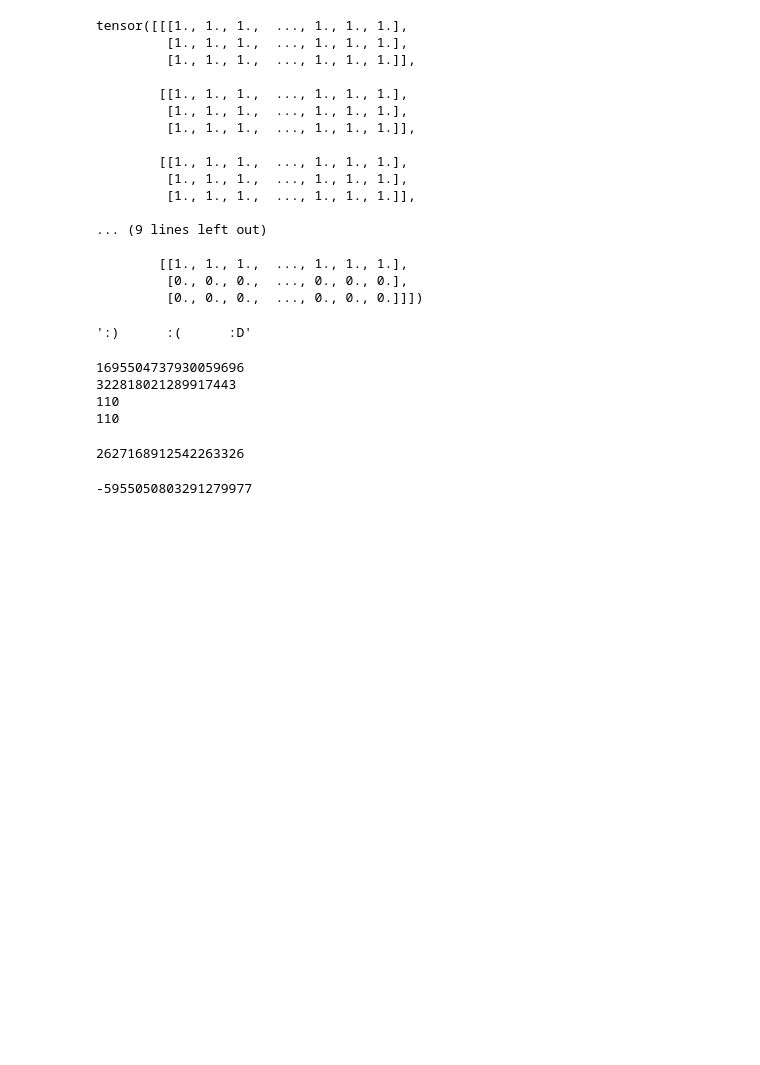
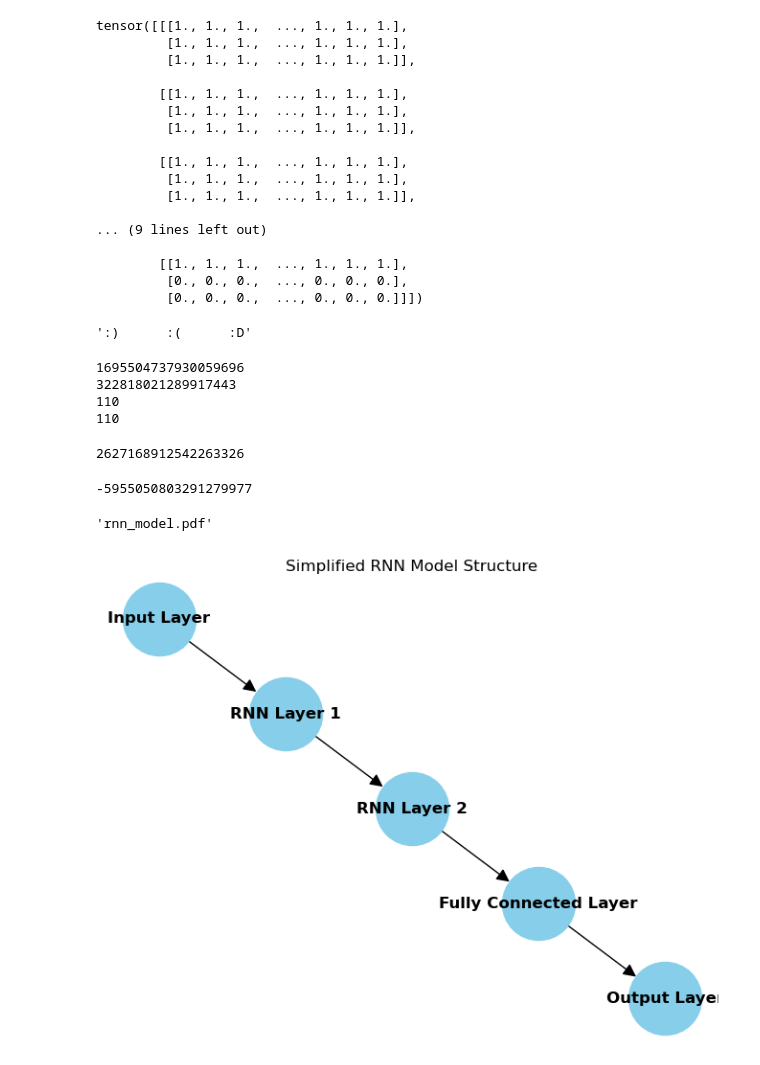
Before and after one commit to PatternCode/PyTorchPackt, a Jupyter notebook: ch15/ChekNevisFor15.ipynb, the cells around one changed output. Saved outputs shown, nothing was run; the diff lists cells and outputs as text; code cells hidden in the pictures; blank space fills up the shorter version.

Commit message:
tensor board tested

```diff
--- a/ch15/ChekNevisFor15.ipynb
+++ b/ch15/ChekNevisFor15.ipynb
@@ -135,3 +135,69 @@ t = (1, 2, "hello")
 print(hash(t))  # Output: Hash value for the tuple
 # %% [output]
 -5955050803291279977
+# %%
+import torch
+import torch.nn as nn
+from torchviz import make_dot
+
+# Define the RNN model as given
+class RNN(nn.Module):
+    def __init__(self, input_size, hidden_size):
+        super().__init__()
+        self.rnn = nn.RNN(input_size, hidden_size, num_layers=2, batch_first=True)
+        self.fc = nn.Linear(hidden_size, 1)
+
+    def forward(self, x):
+        _, hidden = self.rnn(x)
+        out = hidden[-1, :, :]
+        out = self.fc(out)
+        return out
+
+# Instantiate the model
+model = RNN(64, 32)
+
+# Create a dummy input tensor with the shape (batch_size, seq_length, input_size)
+x = torch.randn(1, 10, 64)
+
+# Get the model's output
+y = model(x)
+
+# Create a graph from the model
+make_dot(y, params=dict(model.named_parameters())).render("rnn_model", format="pdf")
+# %% [output]
+'rnn_model.pdf'
+# %%
+import matplotlib.pyplot as plt
+import networkx as nx
+
+# Define the RNN model structure
+layers = [
+    ("Input Layer", "RNN Layer 1"),
+    ("RNN Layer 1", "RNN Layer 2"),
+    ("RNN Layer 2", "Fully Connected Layer"),
+    ("Fully Connected Layer", "Output Layer")
+]
+
+# Create a directed graph
+G = nx.DiGraph()
+
+# Add edges to the graph
+G.add_edges_from(layers)
+
+# Define positions for the nodes in the graph
+pos = {
+    "Input Layer": (0, 3),
+    "RNN Layer 1": (1, 2),
+    "RNN Layer 2": (2, 1),
+    "Fully Connected Layer": (3, 0),
+    "Output Layer": (4, -1)
+}
+
+# Draw the graph
+nx.draw(G, pos, with_labels=True, node_size=3000, node_color="skyblue", font_size=12, font_weight="bold", arrowsize=20)
+
+# Display the graph
+plt.title("Simplified RNN Model Structure")
+plt.show()
+# %% [output]
+[figure, added]
```
Also changed, not shown: parts of 1 cell of this notebook.
